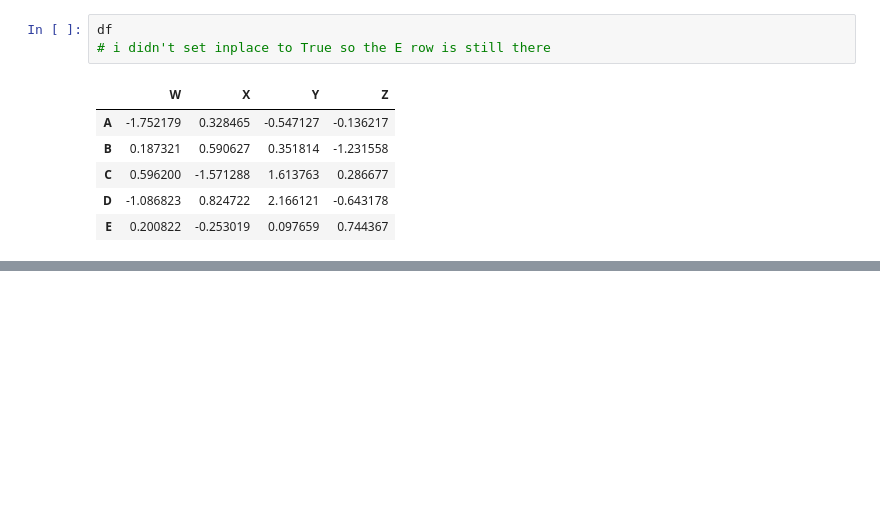
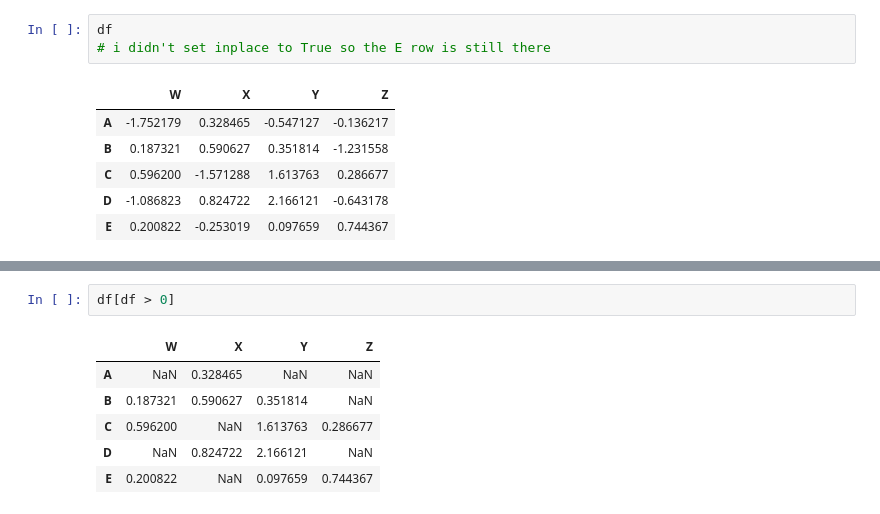
Before and after one commit to chartbuster/SIG-Data-Science, a Jupyter notebook: Week Two Notes.ipynb, the cells around one changed output, grey strips where cells are left out. Saved outputs shown, nothing was run; the diff lists cells and outputs as text; blank space fills up the shorter version.

```diff
--- a/Week Two Notes.ipynb
+++ b/Week Two Notes.ipynb
@@ -420,0 +445,9 @@ df
+# %%
+df[df > 0]
+# %% [output]
+|  | W | X | Y | Z |
+| A | NaN | 0.328465 | NaN | NaN |
+| B | 0.187321 | 0.590627 | 0.351814 | NaN |
+| C | 0.596200 | NaN | 1.613763 | 0.286677 |
+| D | NaN | 0.824722 | 2.166121 | NaN |
+| E | 0.200822 | NaN | 0.097659 | 0.744367 |
```
Also changed, not shown: parts of 3 cells of this notebook.
